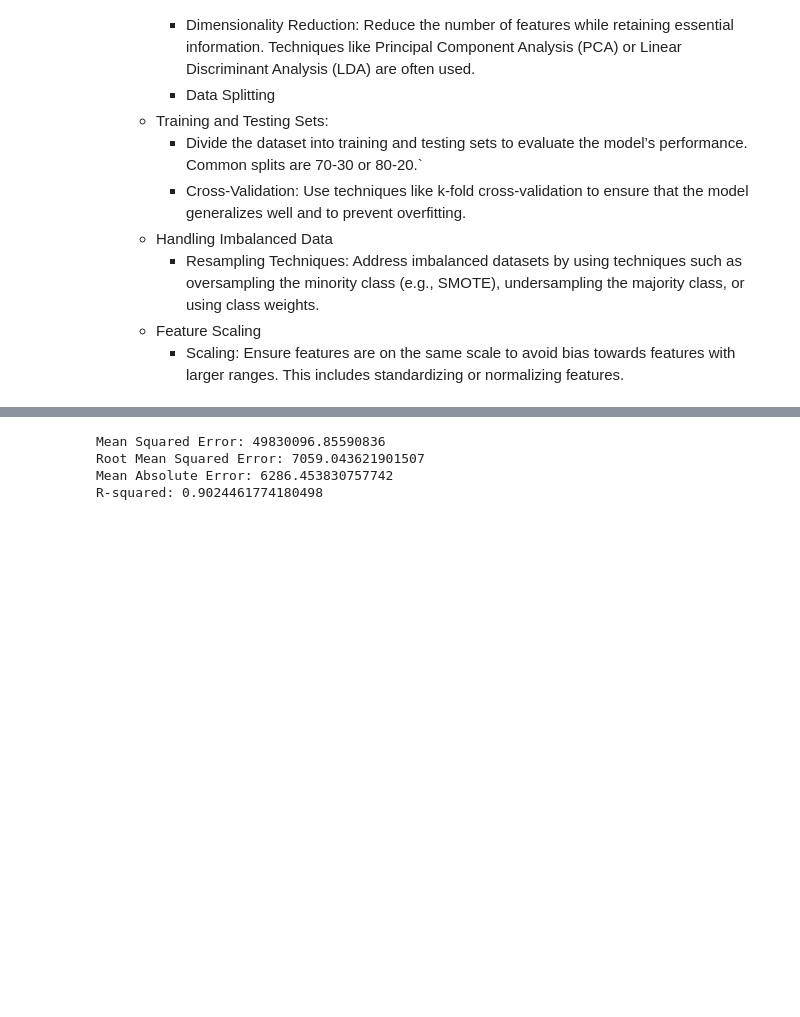
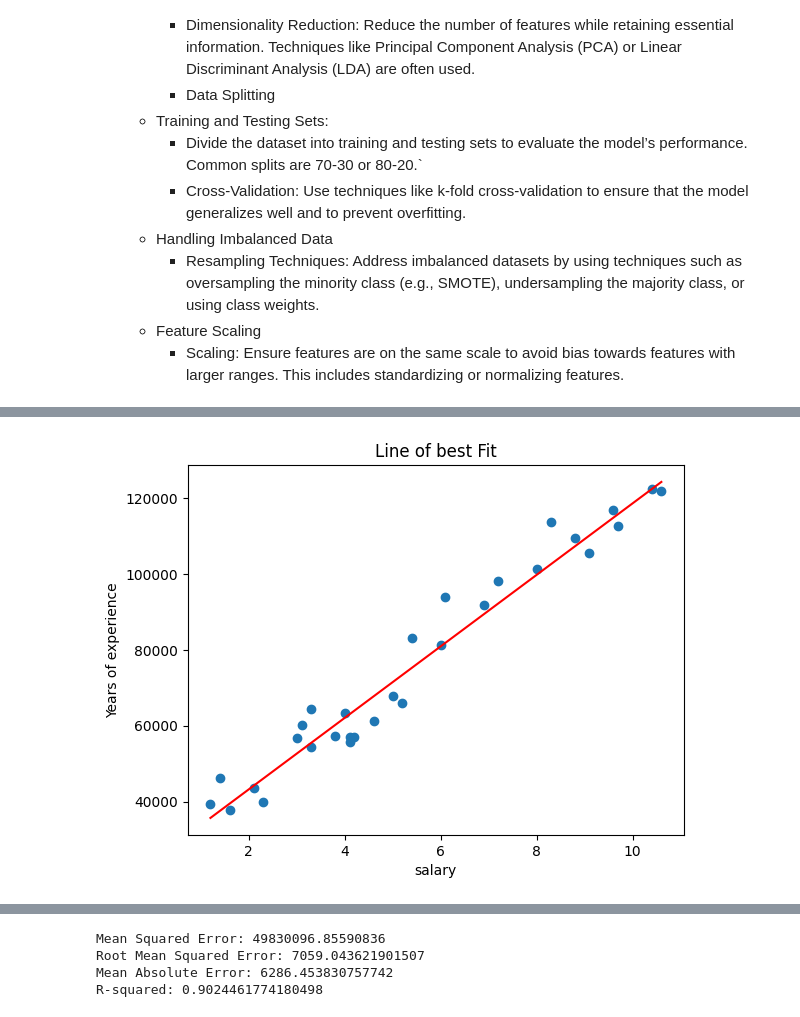
Before and after one commit to KiarieRayan/Salary_prediction, a Jupyter notebook: Salary_prediction.ipynb, the cells around one changed output, grey strips where cells are left out. Drawn from its saved outputs; the diff is of its cells as text; code cells hidden in the pictures; blank space fills up the shorter version.

```diff
--- a/Salary_prediction.ipynb
+++ b/Salary_prediction.ipynb
@@ -238,8 +315,8 @@ X_train, X_test, y_train, y_test=train_test_split(X, y, random_state=42, test_si
 
 # initialising the Pipeline with our model and the scaler
 pipeline = Pipeline([
-    ("scaler", StandardScaler()), #Applying standardization to the data to make sure they all have the same weight.
-    ("model", LinearRegression()) # Applying our model.
+    # ("scaler", StandardScaler()), #Applying standardization to the data to make sure they all have the same weight.
+    ("Lr", LinearRegression()) # Applying our model.
 ])
 #fitting our model.
 pipeline.fit(X_train, y_train)
@@ -246,0 +331,5 @@ y_pred = pipeline.predict(X_test)
+# %%
+model=pipeline.named_steps['Lr']
+w = model.coef_[0]
+b = model.intercept_
+print(f'The slope of the model is: {w:.2f} and the y-intercept of the model is: {b:.2f}')
@@ -246,0 +343,14 @@ y_pred = pipeline.predict(X_test)
+# %%
+def line_bestFit(x_list, w, b):
+    return[w*x_i + b for x_i in x_list]
+
+#Visualizing the line of best fit
+line_of_best_fit = line_bestFit(df.X, w, b)
+plt.scatter(X,y)
+plt.plot(df.X, line_of_best_fit, color='red')
+plt.title("Line of best Fit")
+plt.xlabel("salary")
+plt.ylabel("Years of experience")
+plt.show()
+# %% [output]
+[figure, added]
```
Also changed, not shown: parts of 20 cells of this notebook.
